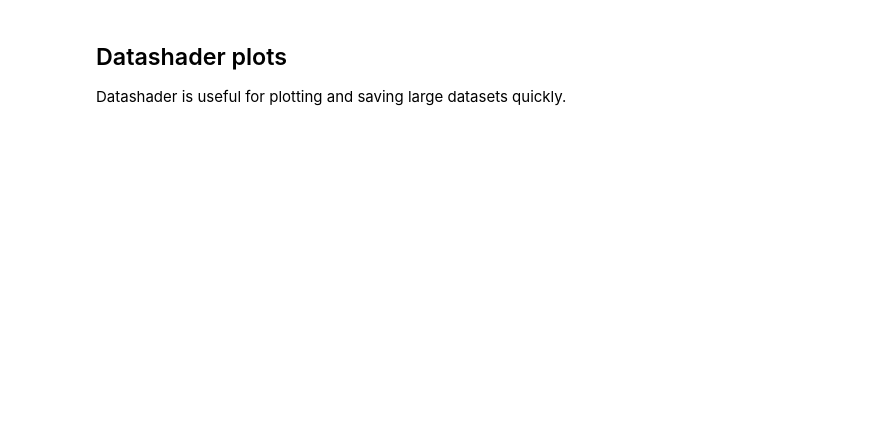
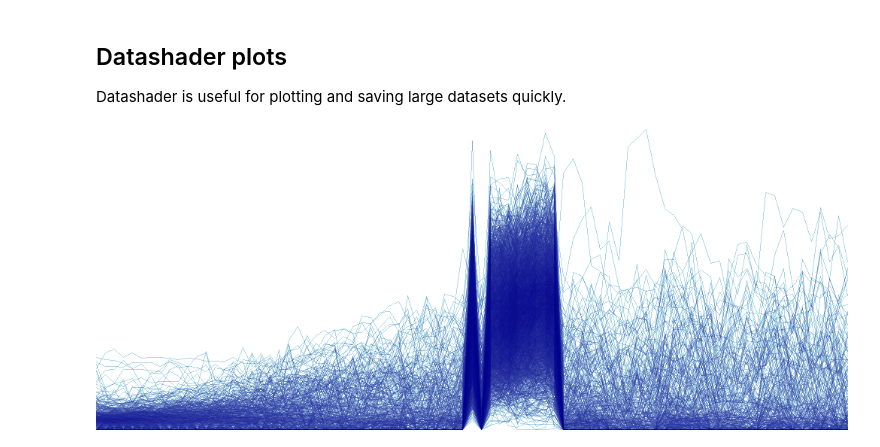
Before and after one commit to juliaschaepe/wellception, a Jupyter notebook: organoid_processor.ipynb, the cells around one changed output. Saved outputs shown, nothing was run; the diff lists cells and outputs as text; code cells hidden in the pictures; blank space fills up the shorter version.

Commit message:
plots debugged

```diff
--- a/organoid_processor.ipynb
+++ b/organoid_processor.ipynb
@@ -399,37 +397,3 @@ plot_total_area_and_centroids(experiment_id, well_id)
-# %%
-# Bokeh plot
-
-# callback function for interactive plot that updates timepoint visualized
-def callback(f):
-    order = df['timepoint'].unique()
-    df_new = df[df['timepoint'] == order[f]]
-    df_new = df_new[df_new.cell_count > 0]
-    df_new = df_new[df_new['timepoint'] == order[f]]
-    y = df_new['centroid_y']
-    x = df_new['centroid_x']
-    r = p.hexbin(x, y, size=10)
-    push_notebook()
-
-# defines the interactive Bokeh plot of centroid positions in microwells
-def plot_centroids_interactive(df):
-    order = df['timepoint'].unique()
-    # original plot at first timepoint
-    start_df = df[df['timepoint'] == order[0]]
-    start_df = start_df[start_df.cell_count > 0]
-    x = start_df['centroid_x']
-    y = start_df['centroid_y']
-
-    p = figure(title='Organoid position density within microwells', x_axis_label='x position', y_axis_label='y position', plot_height=400, plot_width = 500)
-    r = p.hexbin(x, y, size=10)
-    show(p, notebook_handle=True)
-    interact(callback, f=(0, len(order)-1))
-
-# change these two to run interactive plot of centroid positions
-well_id = 'A1'
-experiment_id = '4230_all_early_late_20200306'
-
-df = pd.read_csv(experiment_id + '_' + well_id + '_processed_summary.csv')
-plot_centroids_interactive(df)
 # %% [markdown]
 ## Datashader plots
 Datashader is useful for plotting and saving large datasets quickly.
@@ -440,25 +404,27 @@ import datashader.transfer_functions as tf
 # %%
 def datashader_growth_rate(experiment_id, well_id):
     df = pd.read_csv(experiment_id + '_' + well_id + '_processed_summary.csv')
     timepoints = df['timepoint'].unique()
     toplot=pd.pivot_table(df,index=['timepoint'],columns=df.groupby(['timepoint']).cumcount().add(1),values=['total_area'],aggfunc='sum')
     toplot.columns=toplot.columns.map('{0[0]}{0[1]}'.format)
     toplot = toplot.reset_index()
     toplot = toplot.drop('timepoint', axis=1)
     toplot.columns = list(range(len(toplot.columns)))
     toplot = toplot.T
     toplot.columns = list(range(len(timepoints)))
 
-    points = 83
+    points = len(timepoints) - 1
     time = np.linspace(0, 1, points)
     cvs = ds.Canvas(plot_height=400, plot_width=1000)
     agg = cvs.line(toplot, x=time, y=list(range(points)), agg=ds.count(), axis=1)
     img = tf.shade(agg, how='eq_hist')
     return img
 
 # change these two to plot all growth rates in well
 well_id = 'A1'
 experiment_id = '4230_all_early_late_20200306'
 
 img = datashader_growth_rate(experiment_id, well_id)
 img
+# %% [output]
+[figure, added]
```
Also changed, not shown: parts of 5 cells of this notebook.
